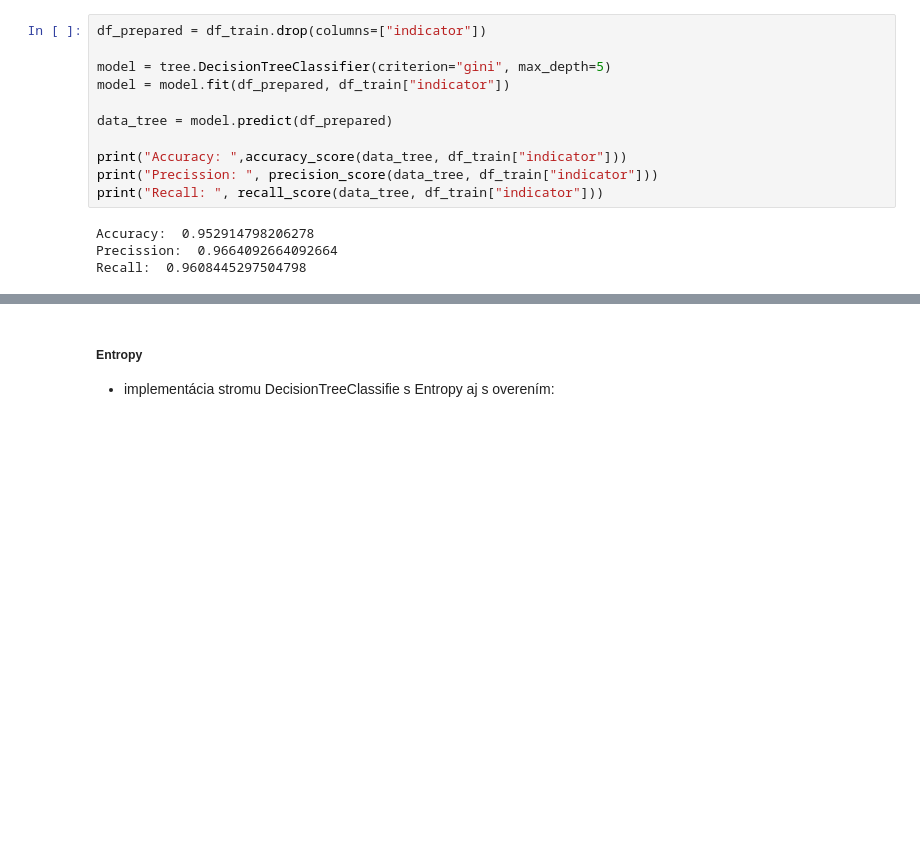
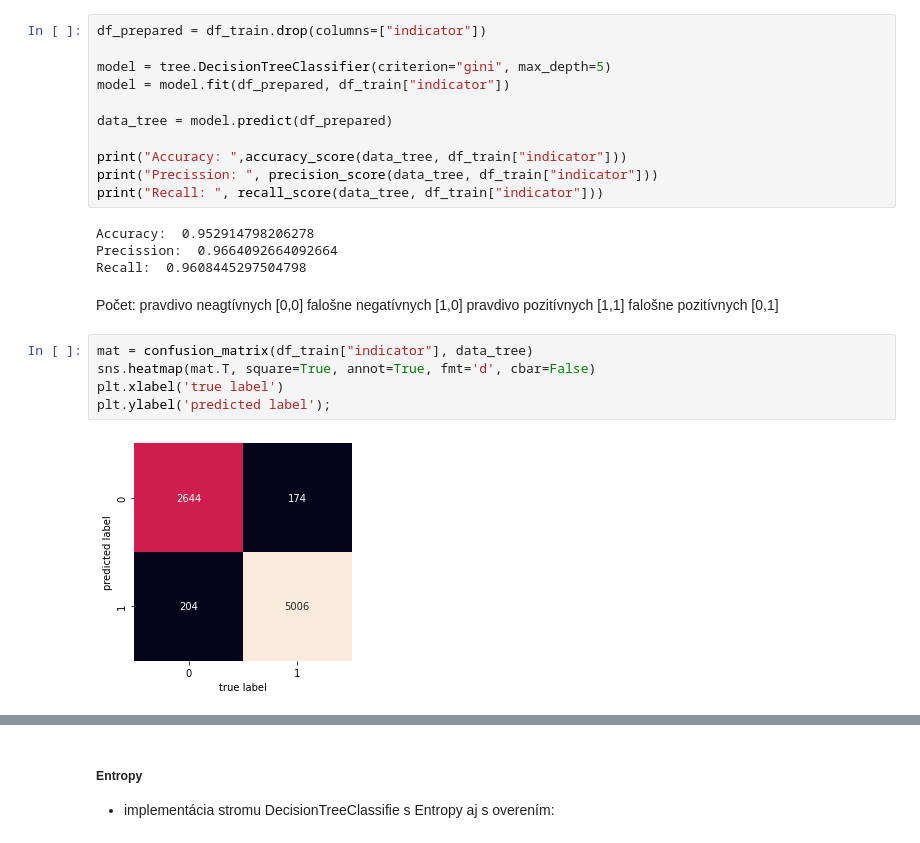
Before and after one commit to Matovic/Chronic-Lymphocytic-Leukemia, a Jupyter notebook: src/3_machine_learning/3-ML.ipynb, the cells around one changed output, grey strips where cells are left out. Saved outputs shown, nothing was run; the diff lists cells and outputs as text; blank space fills up the shorter version.

```diff
--- a/src/3_machine_learning/3-ML.ipynb
+++ b/src/3_machine_learning/3-ML.ipynb
@@ -258,3 +312,16 @@ print("Recall: ", recall_score(data_tree, df_train["indicator"]))
 Accuracy:  0.952914798206278
 Precission:  0.9664092664092664
 Recall:  0.9608445297504798
+# %% [markdown]
+Počet:
+pravdivo neagtívnych [0,0]
+falošne negatívnych [1,0]
+pravdivo pozitívnych [1,1]
+falošne pozitívnych [0,1]
+# %%
+mat = confusion_matrix(df_train["indicator"], data_tree)
+sns.heatmap(mat.T, square=True, annot=True, fmt='d', cbar=False)
+plt.xlabel('true label')
+plt.ylabel('predicted label');
+# %% [output]
+[figure, added]
```
Also changed, not shown: parts of 11 cells of this notebook, 3 other files.
